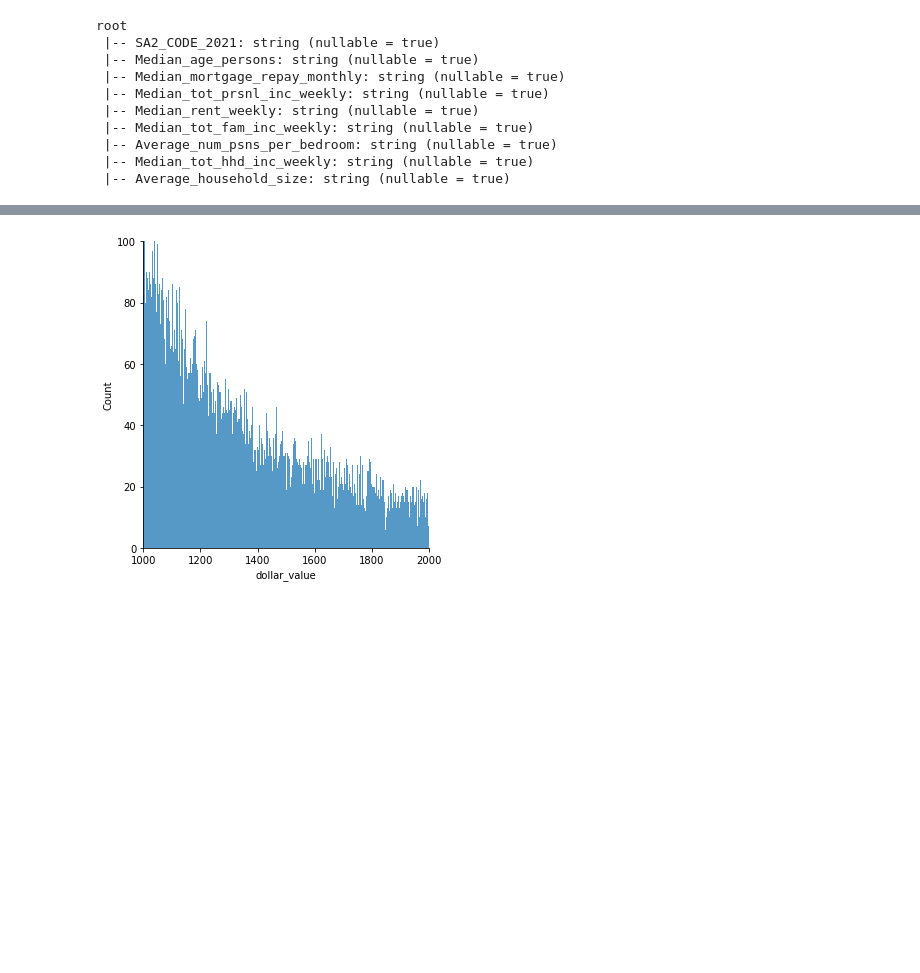
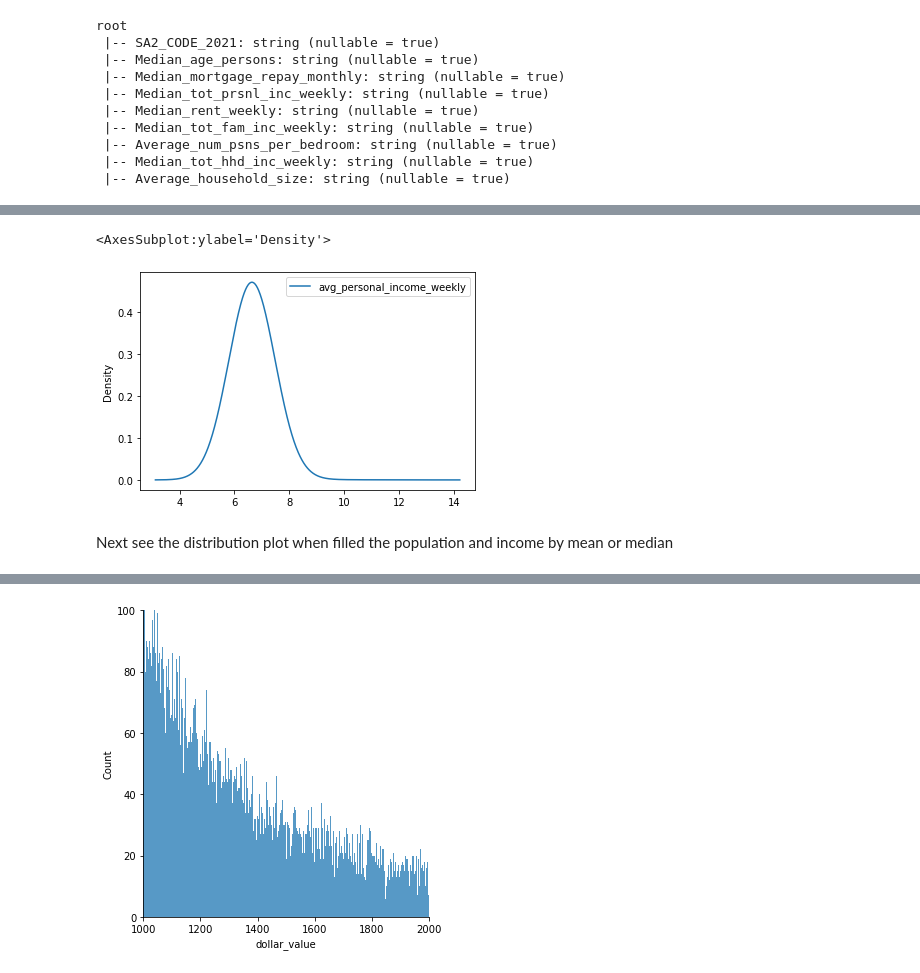
Before and after one commit to MAST30034-Applied-Data-Science/generic-buy-now-pay-later-project-group-28, a Jupyter notebook: notebooks/external.ipynb, the cells around one changed output, grey strips where cells are left out. Cells and saved outputs as stored; diff of their text form; code cells hidden in the pictures; blank space fills up the shorter version.

```diff
--- a/notebooks/external.ipynb
+++ b/notebooks/external.ipynb
@@ -159,0 +177,11 @@ Number of transaction after join with pos_info: 9930293
+# %%
+# Income
+sample_income = curated_csv_nonull.sample(0.1).select('avg_personal_income_weekly')
+sample_income = sample_income.toPandas()
+sample_income['avg_personal_income_weekly'] = np.log(sample_income['avg_personal_income_weekly'])
+sample_income.plot.kde(bw_method=3)
+# %% [output]
+<AxesSubplot:ylabel='Density'>
+[figure, added]
+# %% [markdown]
+Next see the distribution plot when filled the population and income by mean or median
```
Also changed, not shown: parts of 27 cells of this notebook, 1 other file.
